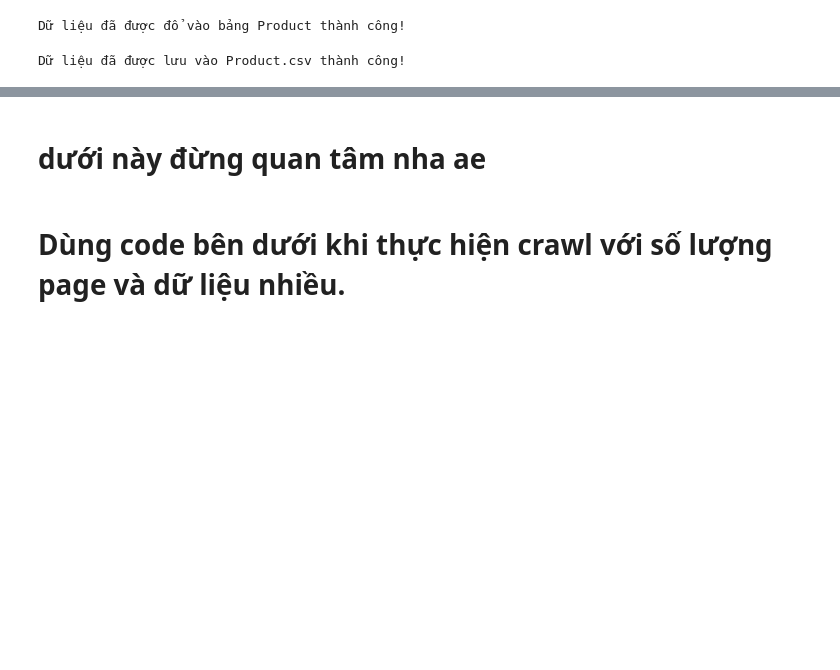
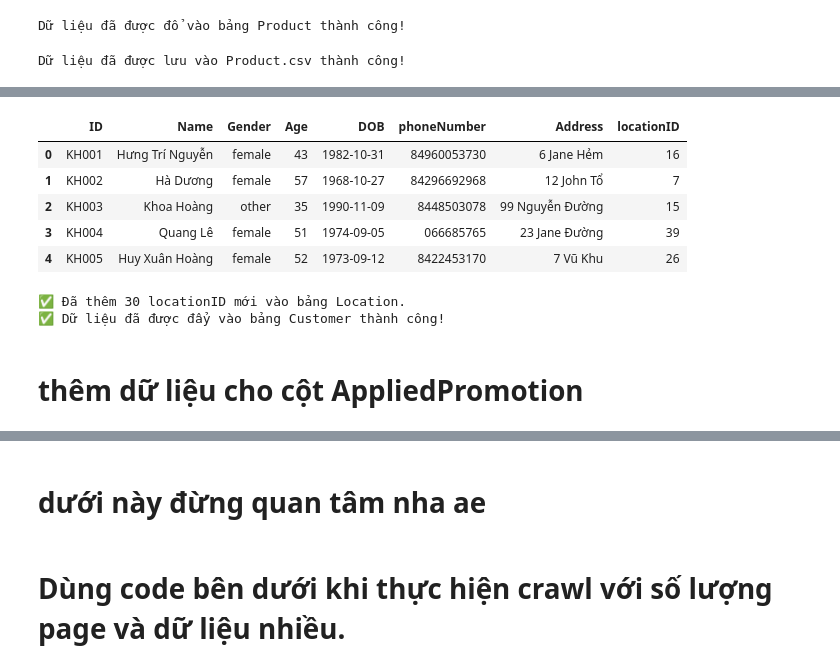
Before and after one commit to builetrongduc/TMA_Internship_DE_Project, a Jupyter notebook: crawl_tiki_API/CRAWL_TIKI.ipynb, the cells around one changed output, grey strips where cells are left out. Cells and saved outputs as stored; diff of their text form; code cells hidden in the pictures; blank space fills up the shorter version.

```diff
--- a/crawl_tiki_API/CRAWL_TIKI.ipynb
+++ b/crawl_tiki_API/CRAWL_TIKI.ipynb
@@ -424,0 +545,58 @@ Dữ liệu đã được lưu vào Product.csv thành công!
+# %%
+# Đổi tên cột để khớp với bảng MySQL
+df_customers = df_customers.rename(columns={
+    "Customer_ID": "ID",
+    "Date_of_Birth": "DOB",
+    "Phone": "phoneNumber",
+    "Location_ID": "locationID"
+})
+# %%
+df_customers = df_customers[['ID', 'Name', 'Gender', 'Age', 'DOB', 'phoneNumber', 'Address', 'locationID']]
+# %%
+df_customers.head()
+# %% [output]
+|  | ID | Name | Gender | Age | DOB | phoneNumber | Address | locationID |
+| 0 | KH001 | Hưng Trí Nguyễn | female | 43 | 1982-10-31 | 84960053730 | 6 Jane Hẻm | 16 |
+| 1 | KH002 | Hà Dương | female | 57 | 1968-10-27 | 84296692968 | 12 John Tổ | 7 |
+| 2 | KH003 | Khoa Hoàng | other | 35 | 1990-11-09 | 8448503078 | 99 Nguyễn Đường | 15 |
+| 3 | KH004 | Quang Lê | female | 51 | 1974-09-05 | 066685765 | 23 Jane Đường | 39 |
+| 4 | KH005 | Huy Xuân Hoàng | female | 52 | 1973-09-12 | 8422453170 | 7 Vũ Khu | 26 |
+# %%
+import pandas as pd
+import pymysql
+from sqlalchemy import create_engine
+
+# Thông tin kết nối MySQL
+host = "localhost"
+port = 3306
+user = "myuser"
+password = "mypassword"
+database = "mydatabase"
+
+# Tạo engine kết nối MySQL
+engine = create_engine(f"mysql+pymysql://{user}:{password}@{host}:{port}/{database}")
+
+# Lấy danh sách locationID từ bảng Location
+query = "SELECT ID FROM Location"
+existing_locations = pd.read_sql(query, con=engine)["ID"].tolist()
+
+# Lọc ra các locationID chưa có trong bảng Location
+new_locations = df_customers[~df_customers["locationID"].isin(existing_locations)]["locationID"].unique()
+
+# Thêm các locationID mới vào bảng Location (giả sử chỉ có ID, không có tên)
+if len(new_locations) > 0:
+    df_new_locations = pd.DataFrame(new_locations, columns=["ID"])
+    df_new_locations.to_sql("Location", con=engine, if_exists="append", index=False)
+    print(f"✅ Đã thêm {len(new_locations)} locationID mới vào bảng Location.")
+else:
+    print("✅ Tất cả locationID đã tồn tại trong bảng Location.")
+
+# Đẩy dữ liệu vào bảng Customer
+df_customers.to_sql("Customer", con=engine, if_exists="append", index=False)
+
+print("✅ Dữ liệu đã được đẩy vào bảng Customer thành công!")
+# %% [output]
+✅ Đã thêm 30 locationID mới vào bảng Location.
+✅ Dữ liệu đã được đẩy vào bảng Customer thành công!
+# %% [markdown]
+# thêm dữ liệu cho cột AppliedPromotion
```
Also changed, not shown: parts of 10 cells of this notebook.
